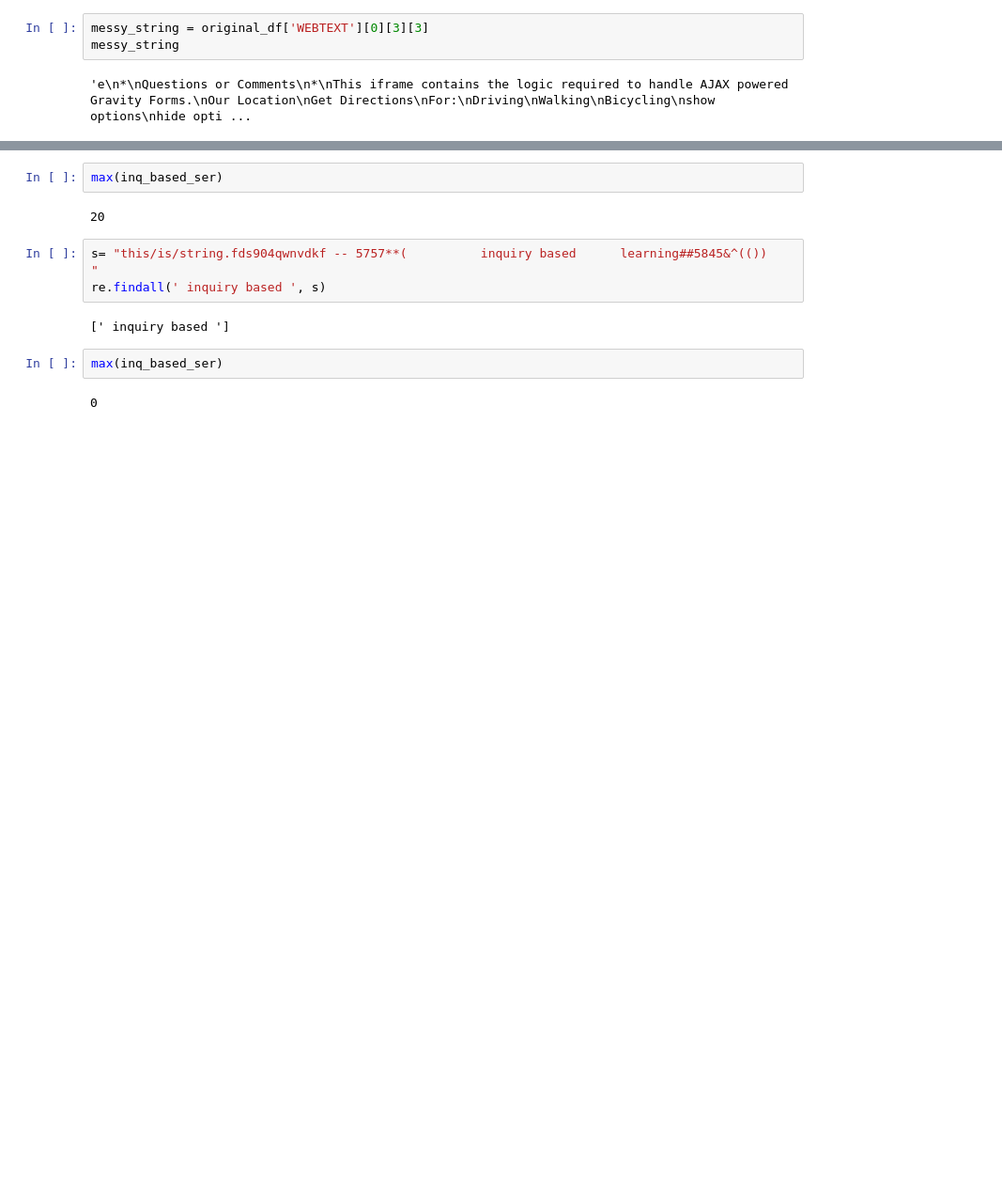
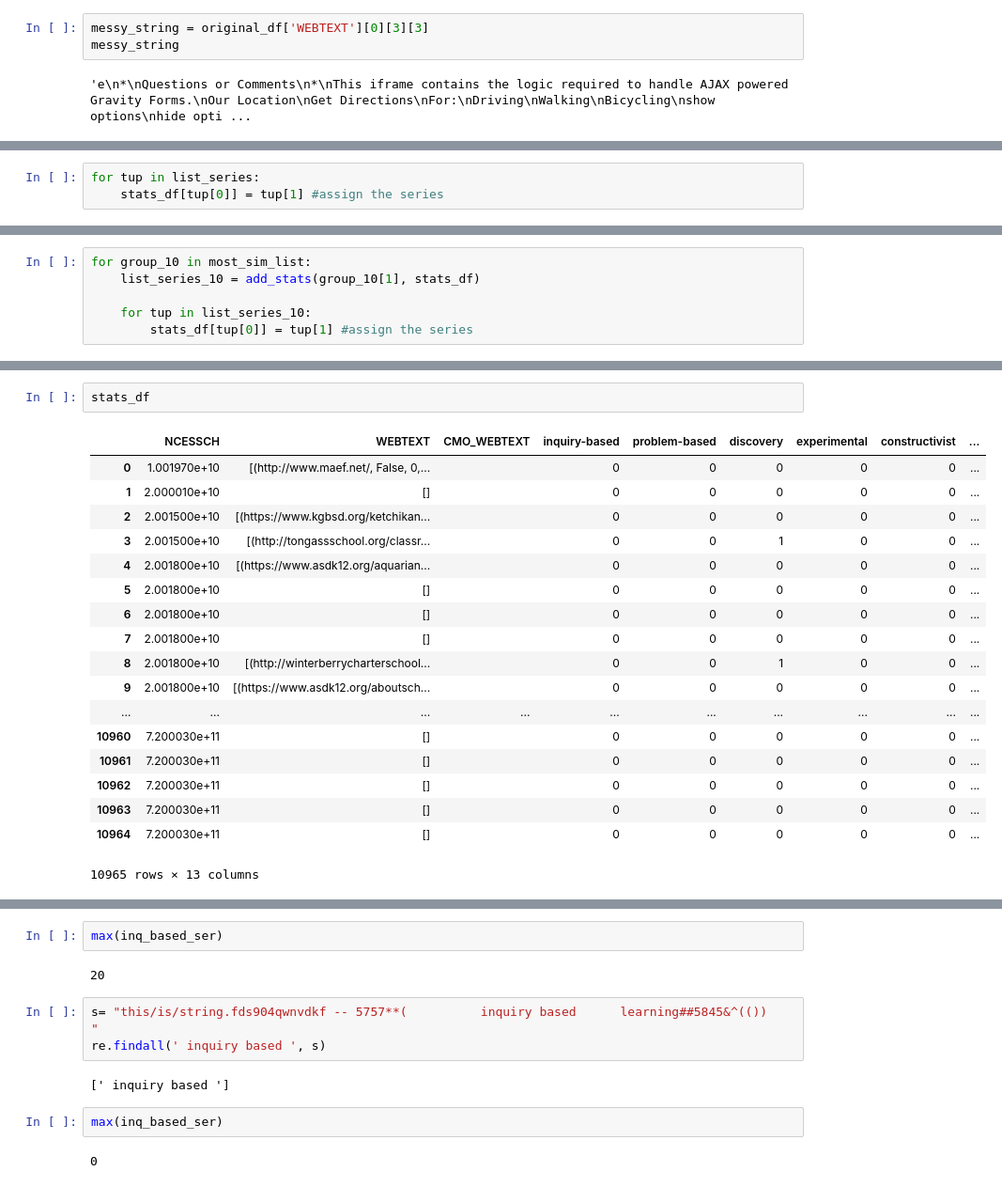
Before and after one commit to comp-strat/text_analysis, a Jupyter notebook: models/word_embeddings_k.ipynb, the cells around one changed output, grey strips where cells are left out. Shown at 94% size. Cells and saved outputs as stored; diff of their text form; blank space fills up the shorter version.

```diff
--- a/models/word_embeddings_k.ipynb
+++ b/models/word_embeddings_k.ipynb
@@ -507,0 +652,3 @@ clean_string_fast(messy_string, unicode_list, punctstr)
+# %%
+for tup in list_series:
+    stats_df[tup[0]] = tup[1] #assign the series
@@ -507,0 +660,6 @@ clean_string_fast(messy_string, unicode_list, punctstr)
+# %%
+for group_10 in most_sim_list:
+    list_series_10 = add_stats(group_10[1], stats_df)
+
+    for tup in list_series_10:
+        stats_df[tup[0]] = tup[1] #assign the series
@@ -507,0 +685,21 @@ clean_string_fast(messy_string, unicode_list, punctstr)
+# %%
+stats_df
+# %% [output]
+|  | NCESSCH | WEBTEXT | CMO_WEBTEXT | inquiry-based | problem-based | discovery | experimental | constructivist | ... |
+| 0 | 1.001970e+10 | [(http://www.maef.net/, False, 0,... |  | 0 | 0 | 0 | 0 | 0 | ... |
+| 1 | 2.000010e+10 | [] |  | 0 | 0 | 0 | 0 | 0 | ... |
+| 2 | 2.001500e+10 | [(https://www.kgbsd.org/ketchikan... |  | 0 | 0 | 0 | 0 | 0 | ... |
+| 3 | 2.001500e+10 | [(http://tongassschool.org/classr... |  | 0 | 0 | 1 | 0 | 0 | ... |
+| 4 | 2.001800e+10 | [(https://www.asdk12.org/aquarian... |  | 0 | 0 | 0 | 0 | 0 | ... |
+| 5 | 2.001800e+10 | [] |  | 0 | 0 | 0 | 0 | 0 | ... |
+| 6 | 2.001800e+10 | [] |  | 0 | 0 | 0 | 0 | 0 | ... |
+| 7 | 2.001800e+10 | [] |  | 0 | 0 | 0 | 0 | 0 | ... |
+| 8 | 2.001800e+10 | [(http://winterberrycharterschool... |  | 0 | 0 | 1 | 0 | 0 | ... |
+| 9 | 2.001800e+10 | [(https://www.asdk12.org/aboutsch... |  | 0 | 0 | 0 | 0 | 0 | ... |
+| ... | ... | ... | ... | ... | ... | ... | ... | ... | ... |
+| 10960 | 7.200030e+11 | [] |  | 0 | 0 | 0 | 0 | 0 | ... |
+| 10961 | 7.200030e+11 | [] |  | 0 | 0 | 0 | 0 | 0 | ... |
+| 10962 | 7.200030e+11 | [] |  | 0 | 0 | 0 | 0 | 0 | ... |
+| 10963 | 7.200030e+11 | [] |  | 0 | 0 | 0 | 0 | 0 | ... |
+| 10964 | 7.200030e+11 | [] |  | 0 | 0 | 0 | 0 | 0 | ... |
+10965 rows × 13 columns
```
Also changed, not shown: parts of 30 cells of this notebook.
